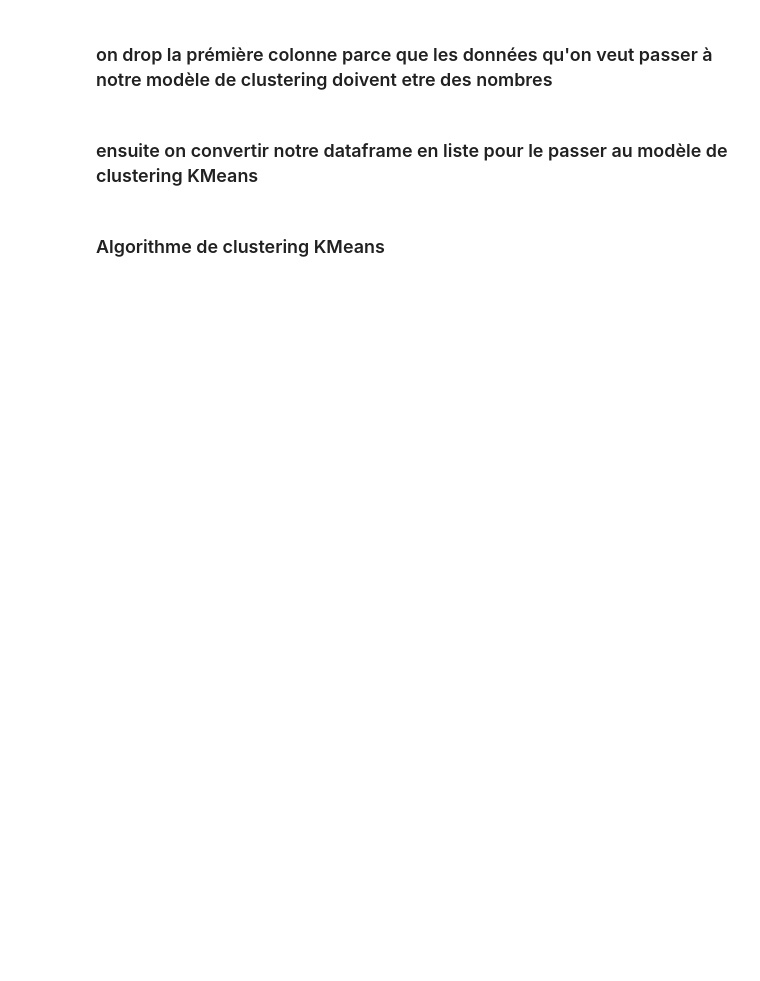
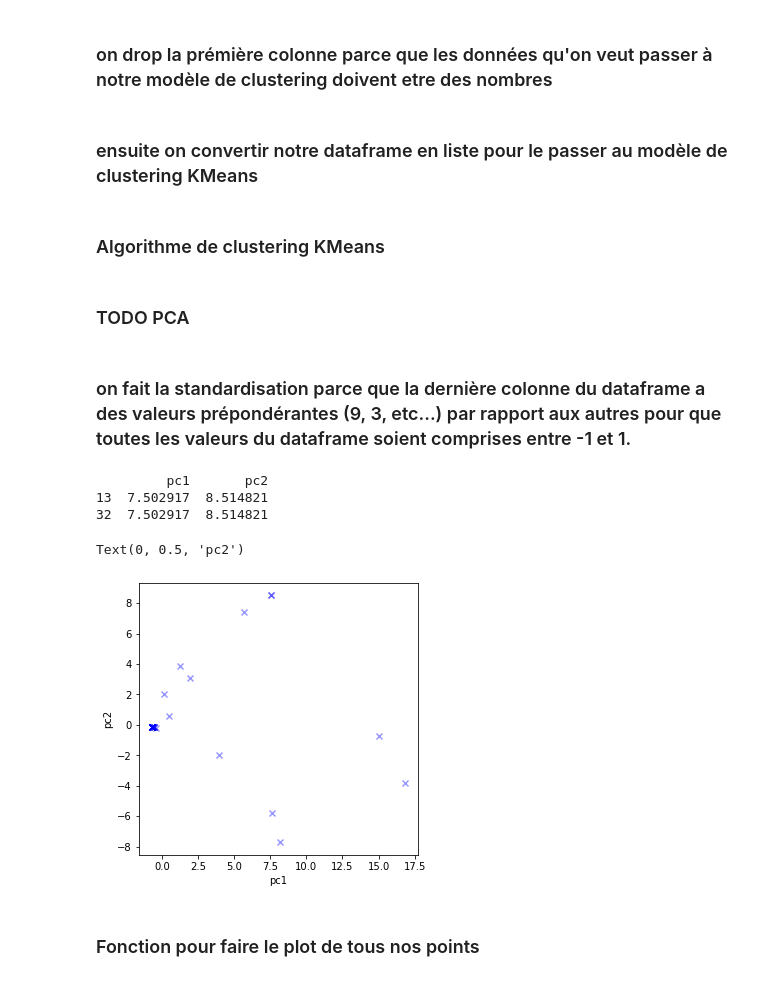
Before and after one commit to pfolaa/dsti-labs, a Jupyter notebook: fraud_detection.ipynb, the cells around one changed output. Cells and saved outputs as stored; diff of their text form; code cells hidden in the pictures; blank space fills up the shorter version.

```diff
--- a/fraud_detection.ipynb
+++ b/fraud_detection.ipynb
@@ -1945,0 +2682,45 @@ from sklearn.cluster import KMeans
+# %% [markdown]
+### TODO PCA
+# %% [markdown]
+### on fait la standardisation parce que la dernière colonne du dataframe a des valeurs prépondérantes (9, 3, etc...) par rapport aux autres pour que toutes les valeurs du dataframe soient comprises entre -1 et 1.
+# %%
+from sklearn.preprocessing import StandardScaler
+Scaled_data = StandardScaler().fit_transform(list_resultats)
+# %%
+from sklearn.decomposition import PCA
+import random
+
+# Scale data before applying PCA
+#scaling=StandardScaler()
+
+# Use fit and transform method
+#scaling.fit(df1)
+#Scaled_data=scaling.transform(df1)
+
+# Set the n_components=2
+principal=PCA(n_components=2)
+principal.fit(Scaled_data)
+x=principal.transform(Scaled_data)
+
+# Check the dimensions of data after PCA
+#print(x.shape)
+
+principal.components_
+
+df_sortie = pd.DataFrame(x, columns=['pc1', 'pc2'])
+#print(df_sortie)
+df_filtre = df_sortie[(df_sortie['pc1'] >= 7) & (df_sortie['pc2'] >= 6 )]
+print(df_filtre)
+
+plt.figure(figsize=(5,5))
+plt.scatter(x[:,0]+random.uniform(0, 1)/10, x[:,1]+random.uniform(0, 1)/100, c='blue', cmap='plasma', marker='x', alpha=0.4)
+plt.xlabel('pc1')
+plt.ylabel('pc2')
+# %% [output]
+         pc1       pc2
+13  7.502917  8.514821
+32  7.502917  8.514821
+Text(0, 0.5, 'pc2')
+[figure, added]
+# %% [markdown]
+### Fonction pour faire le plot de tous nos points
```
Also changed, not shown: parts of 87 cells of this notebook.
